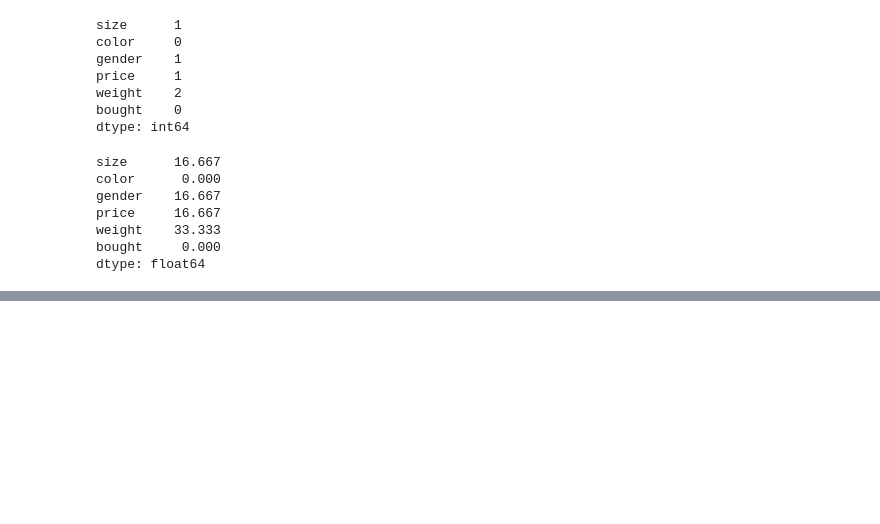
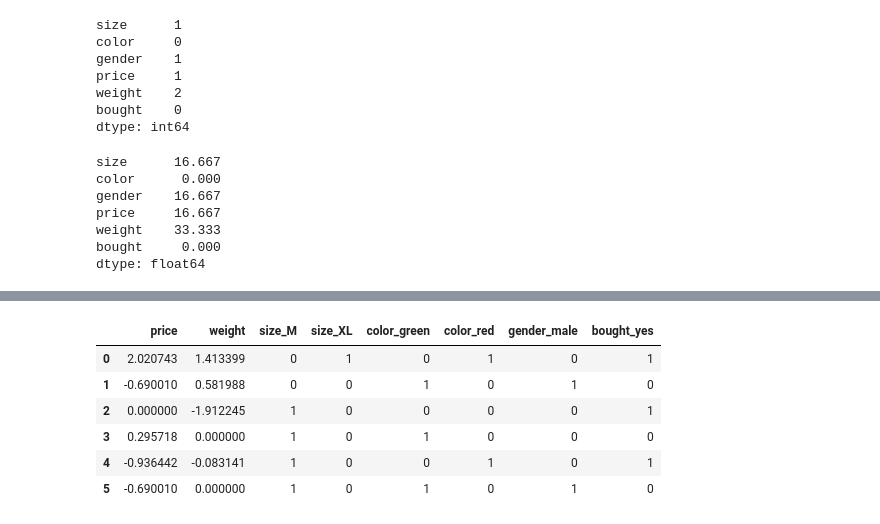
Before and after one commit to jdre1/Machine-Learning-Bootcamp, a Jupyter notebook: supervised/01_basic/missing_data.ipynb, the cells around one changed output, grey strips where cells are left out. Cells and saved outputs as stored; diff of their text form; code cells hidden in the pictures; blank space fills up the shorter version.

```diff
--- a/supervised/01_basic/missing_data.ipynb
+++ b/supervised/01_basic/missing_data.ipynb
@@ -88,0 +101,3 @@ The percentage of NaN in Data Frame in column bought is 0.0
+# %%
+df_1 = df_raw.copy()
+df_1
@@ -88,0 +114,5 @@ The percentage of NaN in Data Frame in column bought is 0.0
+# %%
+from sklearn.impute import SimpleImputer
+imputer = SimpleImputer(missing_values=np.nan, strategy='mean')
+df_1[['price', 'weight']] = imputer.fit_transform(df_1[['price', 'weight']])
+df_1
@@ -88,0 +129,8 @@ The percentage of NaN in Data Frame in column bought is 0.0
+# %%
+from sklearn.impute import SimpleImputer
+
+imputer = SimpleImputer(missing_values=np.nan, strategy='most_frequent')
+df_1[['size', 'color', 'gender']] = imputer.fit_transform(df_1[['size',
+                                                                'color',
+                                                                'gender']])
+df_1
@@ -88,0 +145,5 @@ The percentage of NaN in Data Frame in column bought is 0.0
+# %%
+from sklearn.preprocessing import StandardScaler
+scaler = StandardScaler()
+df_1[['price','weight']] = scaler.fit_transform(df_1[['price','weight']])
+df_1
@@ -88,0 +158,10 @@ The percentage of NaN in Data Frame in column bought is 0.0
+# %%
+pd.get_dummies(df_1, drop_first=True)
+# %% [output]
+|  | price | weight | size_M | size_XL | color_green | color_red | gender_male | bought_yes |
+| 0 | 2.020743 | 1.413399 | 0 | 1 | 0 | 1 | 0 | 1 |
+| 1 | -0.690010 | 0.581988 | 0 | 0 | 1 | 0 | 1 | 0 |
+| 2 | 0.000000 | -1.912245 | 1 | 0 | 0 | 0 | 0 | 1 |
+| 3 | 0.295718 | 0.000000 | 1 | 0 | 1 | 0 | 0 | 0 |
+| 4 | -0.936442 | -0.083141 | 1 | 0 | 0 | 1 | 0 | 1 |
+| 5 | -0.690010 | 0.000000 | 1 | 0 | 1 | 0 | 1 | 0 |
```
Also changed, not shown: parts of 9 cells of this notebook.
